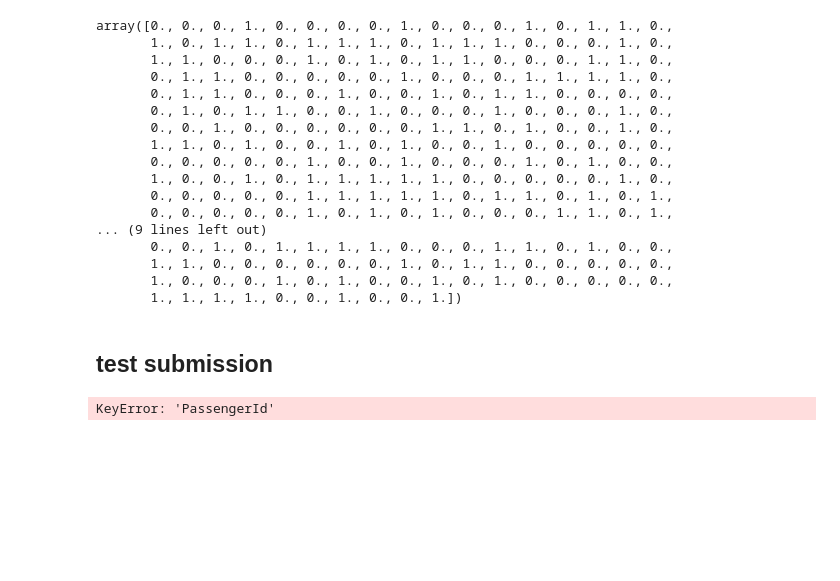
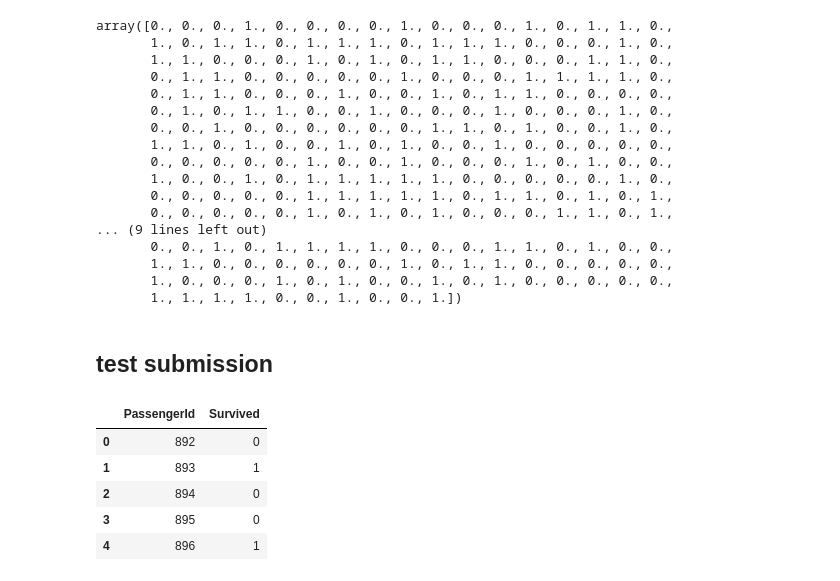
Before and after one commit to Aishwaryakarthik/Kaggle-Titanic-Dataset, a Jupyter notebook: titanicdataset.ipynb, the cells around one changed output. Drawn from its saved outputs; the diff is of its cells as text; code cells hidden in the pictures; blank space fills up the shorter version.

```diff
--- a/titanicdataset.ipynb
+++ b/titanicdataset.ipynb
@@ -431,6 +431,12 @@ array([0., 0., 0., 1., 0., 0., 0., 0., 1., 0., 0., 0., 1., 0., 1., 1., 0.,
 ## test submission
 # %%
 
-sub = pd.read_csv('/Users/ssais/Kaggle-Titanic-Dataset')
+sub = pd.read_csv('/Users/ssais/Kaggle-Titanic-Dataset/gender_submission.csv')
+sub.head()
 # %% [output]
-KeyError: 'PassengerId'
+|  | PassengerId | Survived |
+| 0 | 892 | 0 |
+| 1 | 893 | 1 |
+| 2 | 894 | 0 |
+| 3 | 895 | 0 |
+| 4 | 896 | 1 |
```
